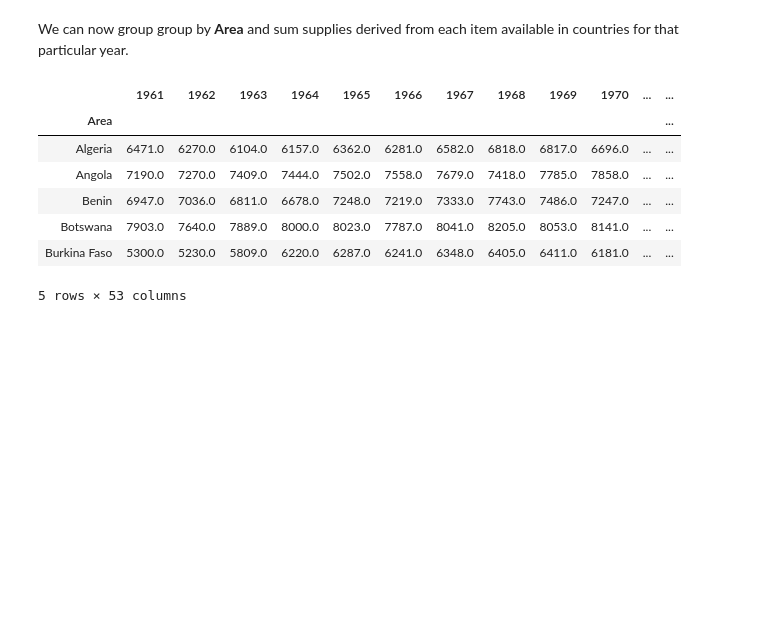
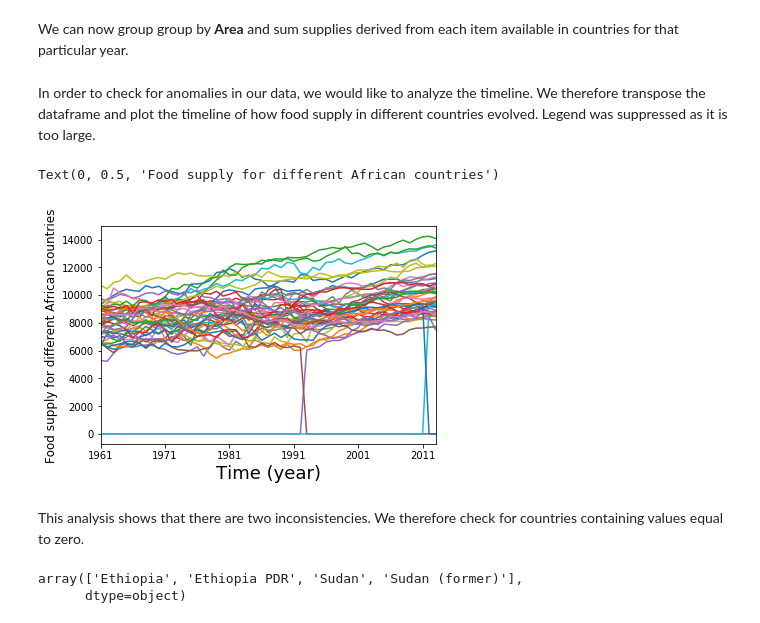
Before and after one commit to manuleo/mADAm-2019, a Jupyter notebook: project.ipynb, the cells around one changed output. Saved outputs shown, nothing was run; the diff lists cells and outputs as text; code cells hidden in the pictures; blank space fills up the shorter version.

```diff
--- a/project.ipynb
+++ b/project.ipynb
@@ -279,13 +279,22 @@ FAO_food_supply.head()
 We can now group group by **Area** and sum supplies derived from each item available in countries for that particular year.
 # %%
 FAO_food_supply = FAO_food_supply.groupby("Area").sum();
-FAO_food_supply.head()
-# %% [output]
-|  | 1961 | 1962 | 1963 | 1964 | 1965 | 1966 | 1967 | 1968 | 1969 | 1970 | ... | ... |
-| Area |  |  |  |  |  |  |  |  |  |  |  | ... |
-| Algeria | 6471.0 | 6270.0 | 6104.0 | 6157.0 | 6362.0 | 6281.0 | 6582.0 | 6818.0 | 6817.0 | 6696.0 | ... | ... |
-| Angola | 7190.0 | 7270.0 | 7409.0 | 7444.0 | 7502.0 | 7558.0 | 7679.0 | 7418.0 | 7785.0 | 7858.0 | ... | ... |
-| Benin | 6947.0 | 7036.0 | 6811.0 | 6678.0 | 7248.0 | 7219.0 | 7333.0 | 7743.0 | 7486.0 | 7247.0 | ... | ... |
-| Botswana | 7903.0 | 7640.0 | 7889.0 | 8000.0 | 8023.0 | 7787.0 | 8041.0 | 8205.0 | 8053.0 | 8141.0 | ... | ... |
-| Burkina Faso | 5300.0 | 5230.0 | 5809.0 | 6220.0 | 6287.0 | 6241.0 | 6348.0 | 6405.0 | 6411.0 | 6181.0 | ... | ... |
-5 rows × 53 columns
+# %% [markdown]
+In order to check for anomalies in our data, we would like to analyze the timeline. We therefore transpose the dataframe and plot the timeline of how food supply in different countries evolved. Legend was suppressed as it is too large.
+# %%
+FAO_food_supply = FAO_food_supply.transpose()
+# %%
+FAO_food_supply.plot.line(legend = False)
+plt.xlabel("Time (year)", fontsize=18)
+plt.ylabel("Food supply for different African countries", fontsize=12)
+# %% [output]
+Text(0, 0.5, 'Food supply for different African countries')
+[figure, added]
+# %% [markdown]
+This analysis shows that there are two inconsistencies. We therefore check for countries containing values equal to zero.
+# %%
+#FAO_food_supply.loc[:, (FAO_food_supply == 0).any()]
+FAO_food_supply.columns.values[(FAO_food_supply == 0).any()]
+# %% [output]
+array(['Ethiopia', 'Ethiopia PDR', 'Sudan', 'Sudan (former)'],
+      dtype=object)
```
Also changed, not shown: parts of 8 cells of this notebook.
